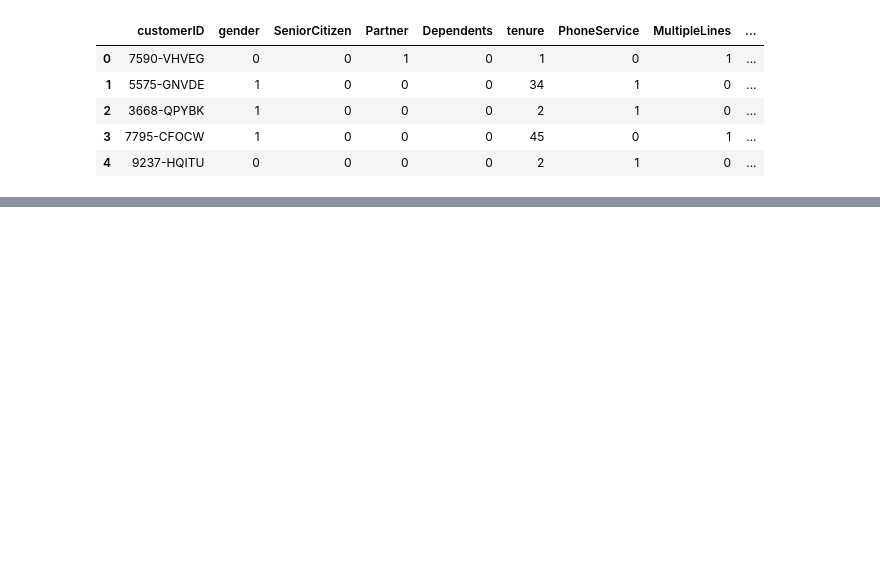
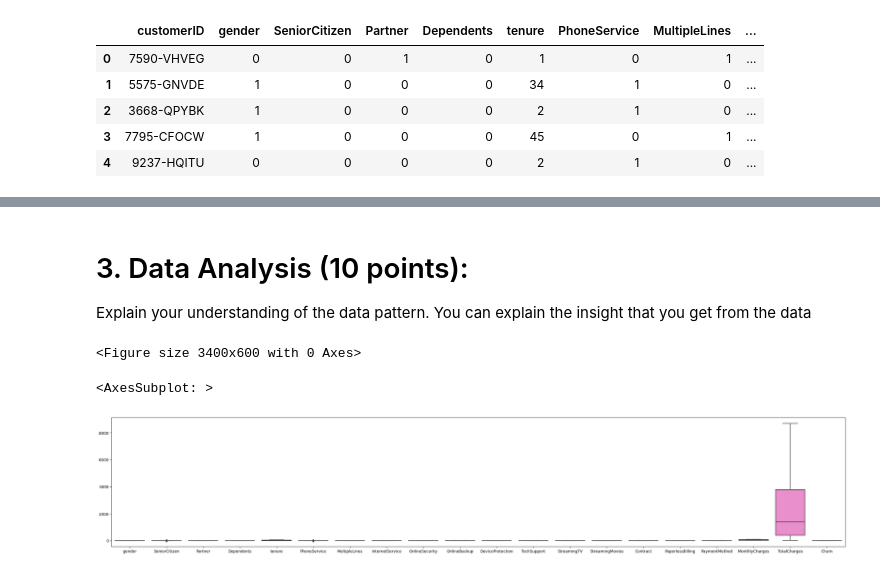
Before and after one commit to Marsh16/AFL1_Evelyn_Marsha_ML, a Jupyter notebook: AFL1_Evelyn_Marsha.ipynb, the cells around one changed output, grey strips where cells are left out. Saved outputs shown, nothing was run; the diff lists cells and outputs as text; code cells hidden in the pictures; blank space fills up the shorter version.

```diff
--- a/AFL1_Evelyn_Marsha.ipynb
+++ b/AFL1_Evelyn_Marsha.ipynb
@@ -359,8 +201,0 @@ logloss
-# %%
-# Load the data, from marsha's github (the csv file is imported to github for easier and online access to the dataset)
-url = "https://raw.githubusercontent.com/Marsh16/customer-churn/main/Customer%20Churn%20-%20Dataset.csv"
-data = pd.read_csv(url)
-
-#show all columns
-pd.set_option('display.max_columns', None)
-data.head()
@@ -374,4 +201,0 @@ data.head()
-# %%
-for i in range(len(data['TotalCharges'])):
-    if data['TotalCharges'][i] == ' ':
-        data=data.drop(i)
@@ -399,25 +201,0 @@ dtype: int64
-# %%
-from sklearn.preprocessing import LabelEncoder
-label_encoder2 = LabelEncoder()
-
-data['gender'] = label_encoder2.fit_transform(data['gender'])
-data['SeniorCitizen'] = label_encoder2.fit_transform(data['SeniorCitizen'])
-data['Partner'] = label_encoder2.fit_transform(data['Partner'])
-data['Dependents'] = label_encoder2.fit_transform(data['Dependents'])
-data['PhoneService'] = label_encoder2.fit_transform(data['PhoneService'])
-data['MultipleLines'] = label_encoder2.fit_transform(data['MultipleLines'])
-data['InternetService'] = label_encoder2.fit_transform(data['InternetService'])
-data['OnlineSecurity'] = label_encoder2.fit_transform(data['OnlineSecurity'])
-data['OnlineBackup'] = label_encoder2.fit_transform(data['OnlineBackup'])
-data['DeviceProtection'] = label_encoder2.fit_transform(data['DeviceProtection'])
-data['TechSupport'] = label_encoder2.fit_transform(data['TechSupport'])
-data['StreamingTV'] = label_encoder2.fit_transform(data['StreamingTV'])
-data['StreamingMovies'] = label_encoder2.fit_transform(data['StreamingMovies'])
-data['Contract'] = label_encoder2.fit_transform(data['Contract'])
-data['PaperlessBilling'] = label_encoder2.fit_transform(data['PaperlessBilling'])
-data['PaymentMethod'] = label_encoder2.fit_transform(data['PaymentMethod'])
-data['TotalCharges'] = pd.to_numeric(data['TotalCharges'])
-data['Churn'] = label_encoder2.fit_transform(data['Churn'])
-
-# Show the plots
-data.head()
@@ -632,0 +272,12 @@ NameError: name 'classifier' is not defined
+# %% [markdown]
+# 3. Data Analysis (10 points):
+Explain your understanding of the data pattern. You can explain the insight that you get from the data
+# %%
+# Fit and transform the categorical data
+plt.figure(figsize=(34, 6))
+sns.boxplot(data=data)
+plt.show()
+# %% [output]
+<Figure size 3400x600 with 0 Axes>
+<AxesSubplot: >
+[figure, added]
```
Also changed, not shown: parts of 97 cells of this notebook.
